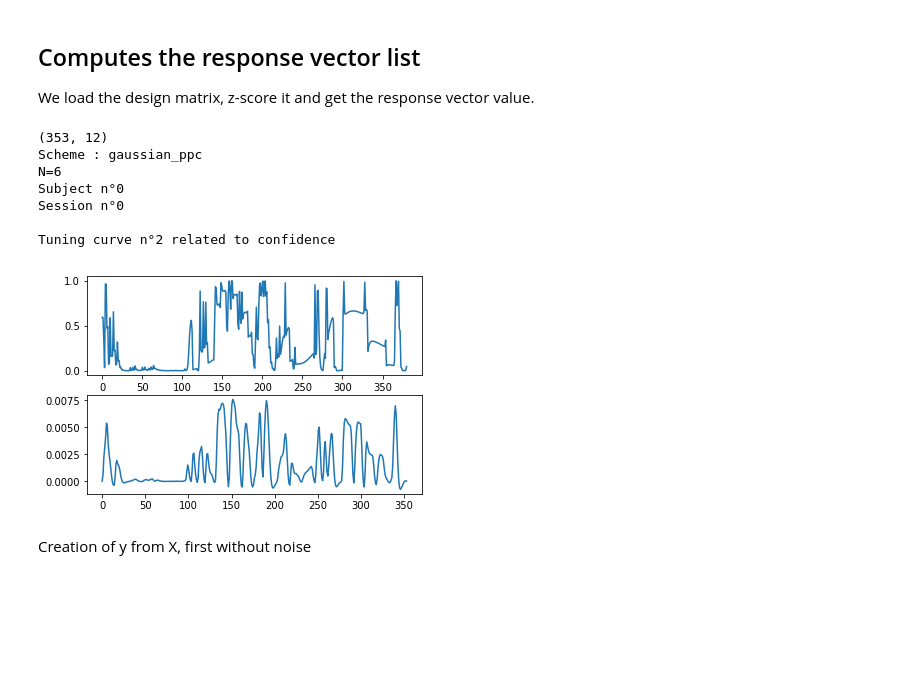
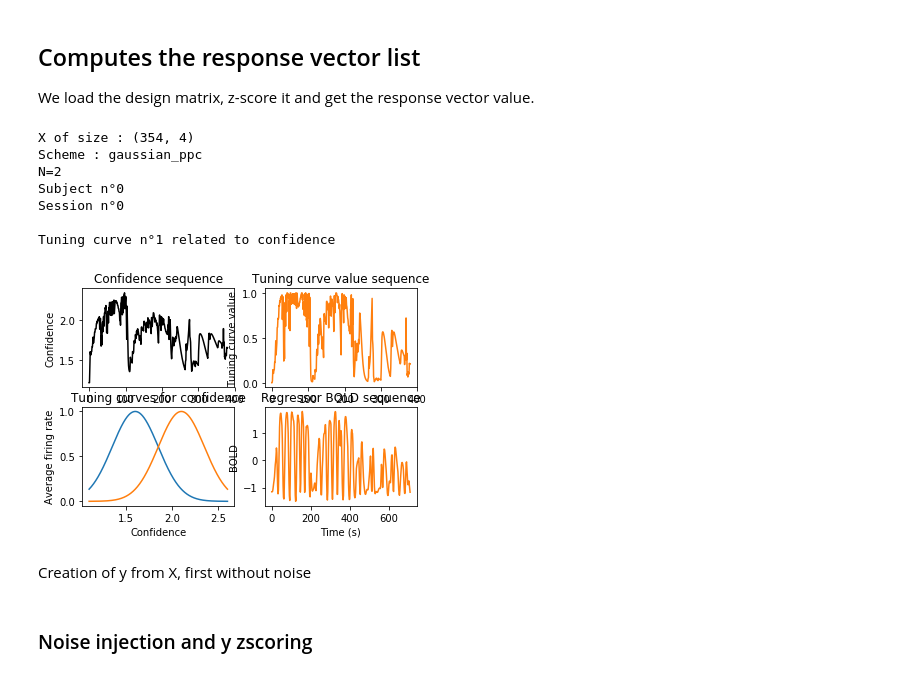
Before and after one commit to sebastiendemortain/neural-coding-of-probabilities, a Jupyter notebook: simulation_results.ipynb, the cells around one changed output. Cells and saved outputs as stored; diff of their text form; code cells hidden in the pictures; blank space fills up the shorter version.

Commit message:
plots for training and test sets

```diff
--- a/simulation_results.ipynb
+++ b/simulation_results.ipynb
@@ -12,6 +14,11 @@ import numpy as np
 # import matplotlib
 # matplotlib.use('Agg')    # To avoid bugs
 import matplotlib.pyplot as plt
+import matplotlib
+width = 18
+height = 16
+matplotlib.rcParams['figure.figsize'] = [width, height]
+
 import pickle
 import itertools
 import time
@@ -122,69 +143,85 @@ for k_fit_scheme, k_fit_N, k_subject in itertools.product(range(n_schemes), rang
 
 #print(str(np.mean(np.concatenate(Xz[1][2][0],axis=0), axis=0)))
 # %%
-# Load the design matrices
-with open("output/design_matrices/X_20sub.txt", "rb") as fp:   # Unpickling
-    X = pickle.load(fp)
-
 # Plot signal compared to summary statistics
 k_scheme = 0
-k_N = 2
+k_N = 0
 k_subject = 0
 k_session = 0
 n_stimuli = 380
 
 # Test everything is fine
 mu = p1g2_mu_array[k_subject][k_session][0, :n_stimuli]
 conf = -np.log(p1g2_sd_array[k_subject][k_session][0, :n_stimuli])
 dist = p1g2_dist_array[k_subject][k_session][:, :n_stimuli]
 
 # For gaussian PPC
 N = N_array[k_N]
 tc_type = 'gaussian'
 t_conf = t_conf_gaussian_array[k_N]
 tc_conf = tuning_curve(tc_type, N, t_conf, tc_lower_bound_conf, tc_upper_bound_conf)
 #t_mu = t_mu_gaussian_array[k_N]
 #tc_mu = tuning_curve(tc_type, N, t_mu, tc_lower_bound_mu, tc_upper_bound_mu)
 
-i = 2# Tuning curve index
+i = 1# Tuning curve index
 
 tc_signal =  tc_conf.f(conf, i)
-print(X[k_scheme][k_N][k_subject][k_session].shape)
-data_signal = copy.deepcopy(X[k_scheme][k_N][k_subject][k_session][:, N+i])
+print('X of size : '+str(Xz[k_scheme][k_N][k_subject][k_session].shape))
+data_signal = copy.deepcopy(Xz[k_scheme][k_N][k_subject][k_session][:, N+i])
 
 print('Scheme : '+scheme_array[k_scheme])
 print('N='+str(N))
 print('Subject n°'+str(k_subject))
 print('Session n°'+str(k_session)+'\n')
 print('Tuning curve n°'+str(i)+' related to confidence')
 
 fig = plt.figure()
-ax_up = fig.add_subplot(211)
-ax_up.plot(np.linspace(0, n_stimuli, n_stimuli), tc_signal)
-ax_down = fig.add_subplot(212)
-ax_down.plot(np.linspace(0, len(data_signal), len(data_signal)), data_signal)
+
+# Confidence sequence
+conf = -np.log(p1g2_sd_array[k_subject][k_session][0, :n_stimuli])
+ax1_up = fig.add_subplot(221)
+ax1_up.plot(np.linspace(0, len(conf), len(conf)), conf, color='black')
+ax1_up.set_xlabel('Stimulus index')
+ax1_up.set_ylabel('Confidence')
+ax1_up.set_title('Confidence sequence')
+
+# Tuning curves
+ax1_down = fig.add_subplot(223)
+conf = np.linspace(tc_lower_bound_conf, tc_upper_bound_conf, 1000)
+tc_color = [None for k in range(10)]
+for k in range(N):
+    p = ax1_down.plot(conf, tc_conf.f(conf, k))
+    tc_color[k] = p[0].get_color()
+ax1_down.set_xlabel('Confidence')
+ax1_down.set_ylabel('Average firing rate')
+ax1_down.set_title('Tuning curves for confidence')
+
+# Tuning curve value sequence
+ax_up = fig.add_subplot(222)
+ax_up.plot(np.linspace(0, n_stimuli, n_stimuli), tc_signal, color=tc_color[i])
+ax_up.set_xlabel('Stimulus index')
+ax_up.set_ylabel('Tuning curve value')
+ax_up.set_title('Tuning curve value sequence')
+
+ax_down = fig.add_subplot(224)
+between_scans_time = 2.0
+ax_down.set_xlabel('Time (s)')
+ax_down.set_ylabel('BOLD')
+ax_down.set_title('Regressor BOLD sequence')
+ax_down.plot(np.linspace(0, between_scans_time*len(data_signal), len(data_signal)), data_signal, color=tc_color[i])
+
+
+
 plt.show()
-
-#fig1 = plt.figure()
-#conf = np.linspace(tc_lower_bound_conf, tc_upper_bound_conf, 1000)
-#for i in range(N):
-#    plt.plot(conf, tc_conf.f(conf, i))
-#plt.show()
-
-#fig2 = plt.figure()
-#conf = np.linspace(tc_lower_bound_conf, tc_upper_bound_conf, 1000)
-#conf = -np.log(p1g2_sd_array[k_subject][k_session][0, :n_stimuli])
-#plt.plot(np.linspace(0, len(conf), len(conf)), conf)
-#plt.show()
 # %% [output]
-(353, 12)
+X of size : (354, 4)
 Scheme : gaussian_ppc
-N=6
+N=2
 Subject n°0
 Session n°0
 
-Tuning curve n°2 related to confidence
+Tuning curve n°1 related to confidence
-[figure, old version]
+[figure, new version]
 # %% [markdown]
 Creation of y from X, first without noise
 # %%
@@ -289 +327,3 @@ for k_true_scheme in range(n_schemes):
+# %% [markdown]
+### Noise injection and y zscoring
 # %%
```
Also changed, not shown: parts of 11 cells of this notebook.
